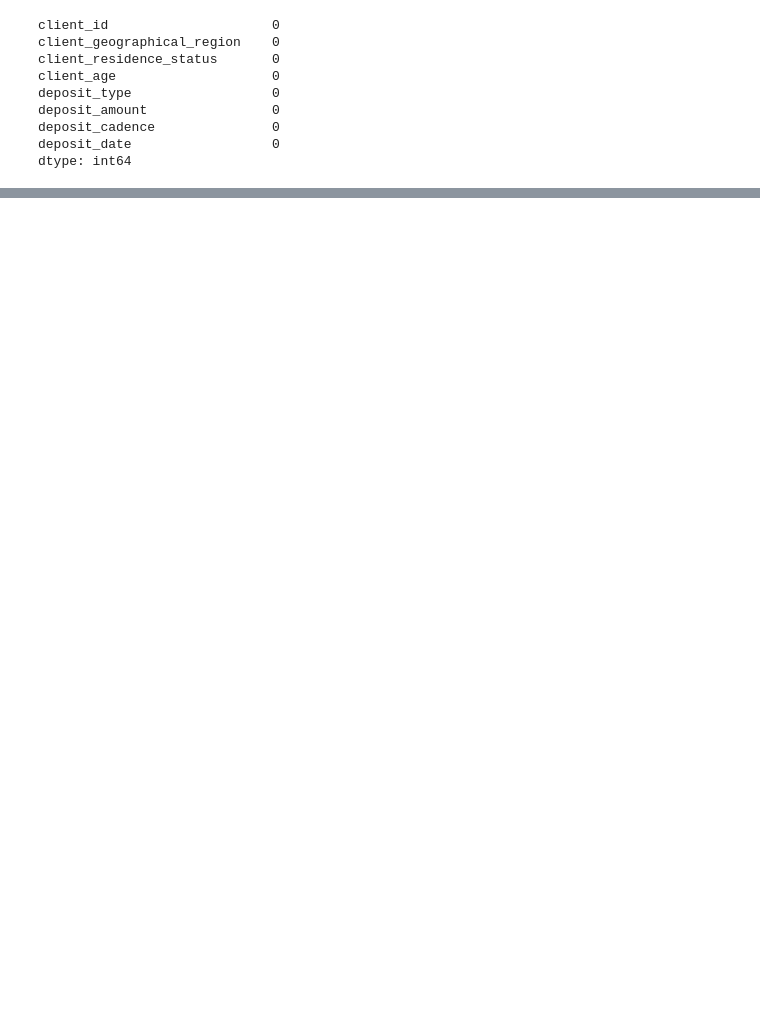
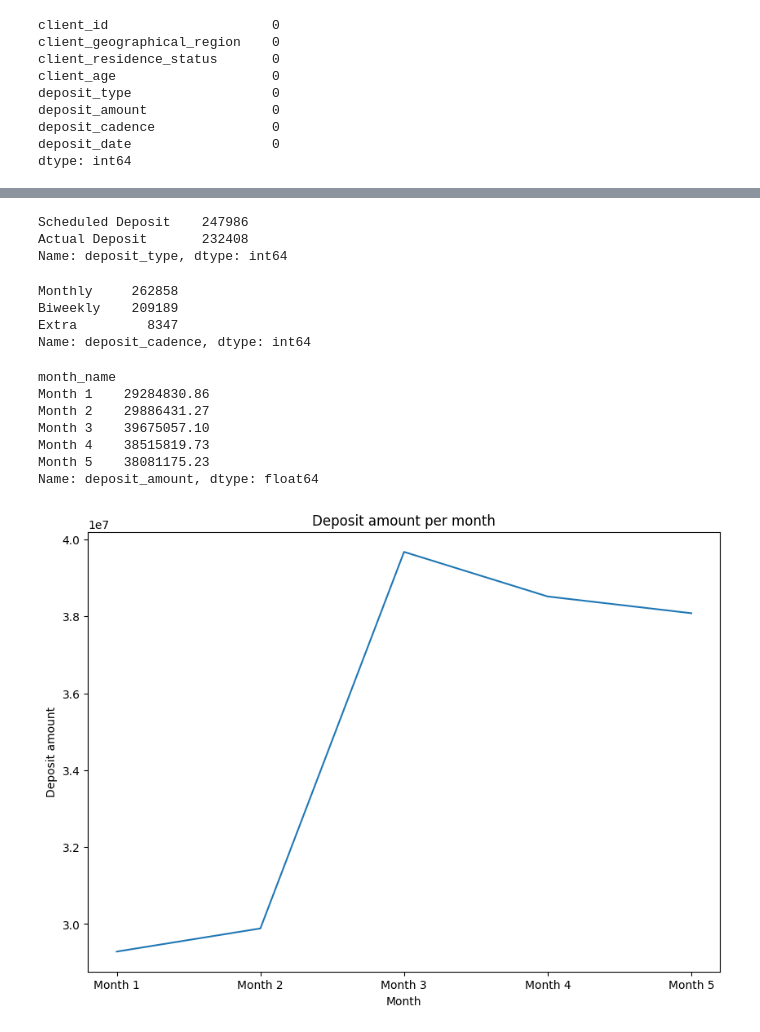
Before and after one commit to nikhilbansal23/Marketing-Campaign-Results, a Jupyter notebook: Marketing_Campaign_Results.ipynb, the cells around one changed output, grey strips where cells are left out. Drawn from its saved outputs; the diff is of its cells as text; code cells hidden in the pictures; blank space fills up the shorter version.

```diff
--- a/Marketing_Campaign_Results.ipynb
+++ b/Marketing_Campaign_Results.ipynb
@@ -166,0 +100,3 @@ Name: deposit_type, dtype: int64
+# %%
+# final_df = pd.merge(result, calendar_data, on=["deposit_date", "gregorian_date"], how='left')
+df = result.merge(calendar_data, left_on="deposit_date", right_on="gregorian_date", copy=False)
@@ -166,0 +119,2 @@ Name: deposit_type, dtype: int64
+# %%
+df.drop(columns="gregorian_date", inplace=True)
@@ -166,0 +147,37 @@ Name: deposit_type, dtype: int64
+# %%
+df["deposit_type"].value_counts()
+# %% [output]
+Scheduled Deposit    247986
+Actual Deposit       232408
+Name: deposit_type, dtype: int64
+# %%
+df["deposit_cadence"].value_counts()
+# %% [output]
+Monthly     262858
+Biweekly    209189
+Extra         8347
+Name: deposit_cadence, dtype: int64
+# %%
+df["deposit_date"] = pd.to_datetime(df["deposit_date"])
+# %%
+from matplotlib import pyplot as plt
+
+plt.rcParams["figure.figsize"] = (10, 7)
+# %%
+deposit_amount_by_month = df.groupby(by=df["month_name"])["deposit_amount"].sum()
+
+print(deposit_amount_by_month)
+
+_ = plt.plot(deposit_amount_by_month)
+_ = plt.title("Deposit amount per month")
+_ = plt.ylabel("Deposit amount")
+_ = plt.xlabel("Month")
+# %% [output]
+month_name
+Month 1    29284830.86
+Month 2    29886431.27
+Month 3    39675057.10
+Month 4    38515819.73
+Month 5    38081175.23
+Name: deposit_amount, dtype: float64
+[figure, added]
```
Also changed, not shown: parts of 56 cells of this notebook.
